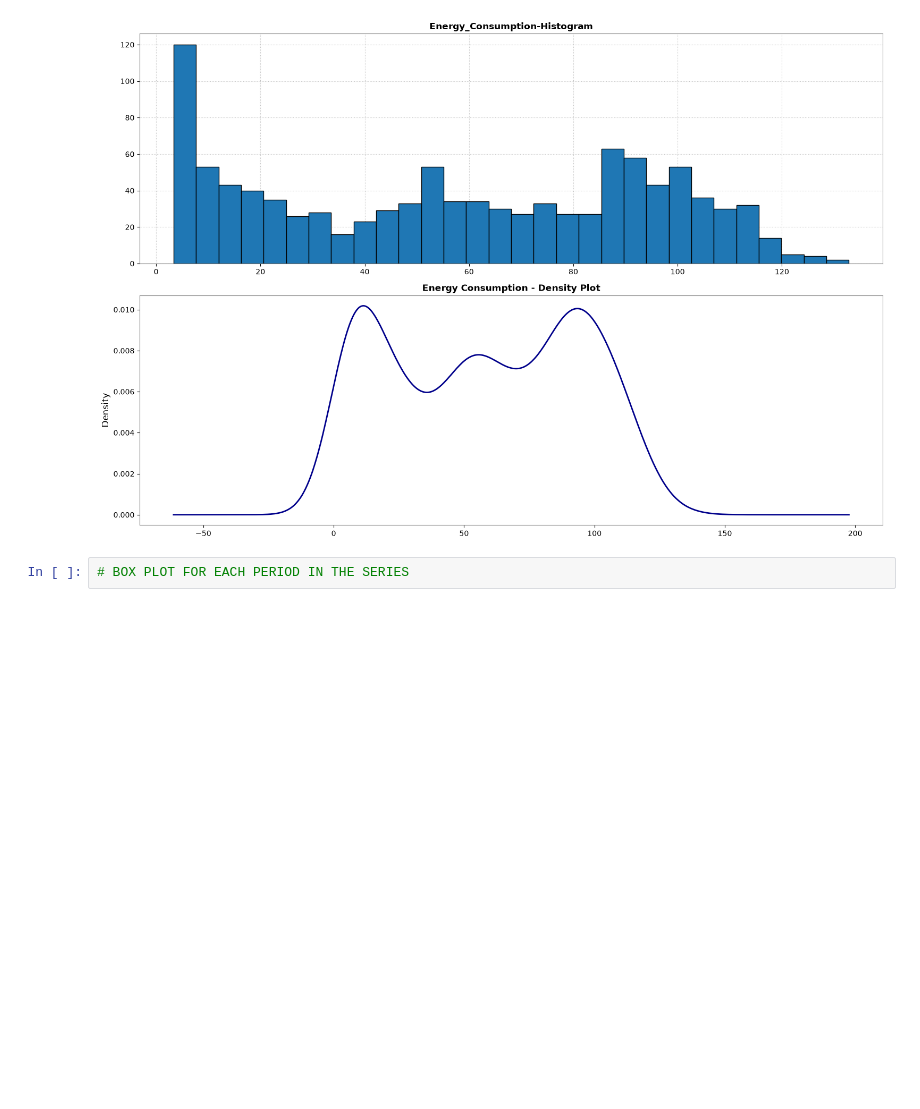
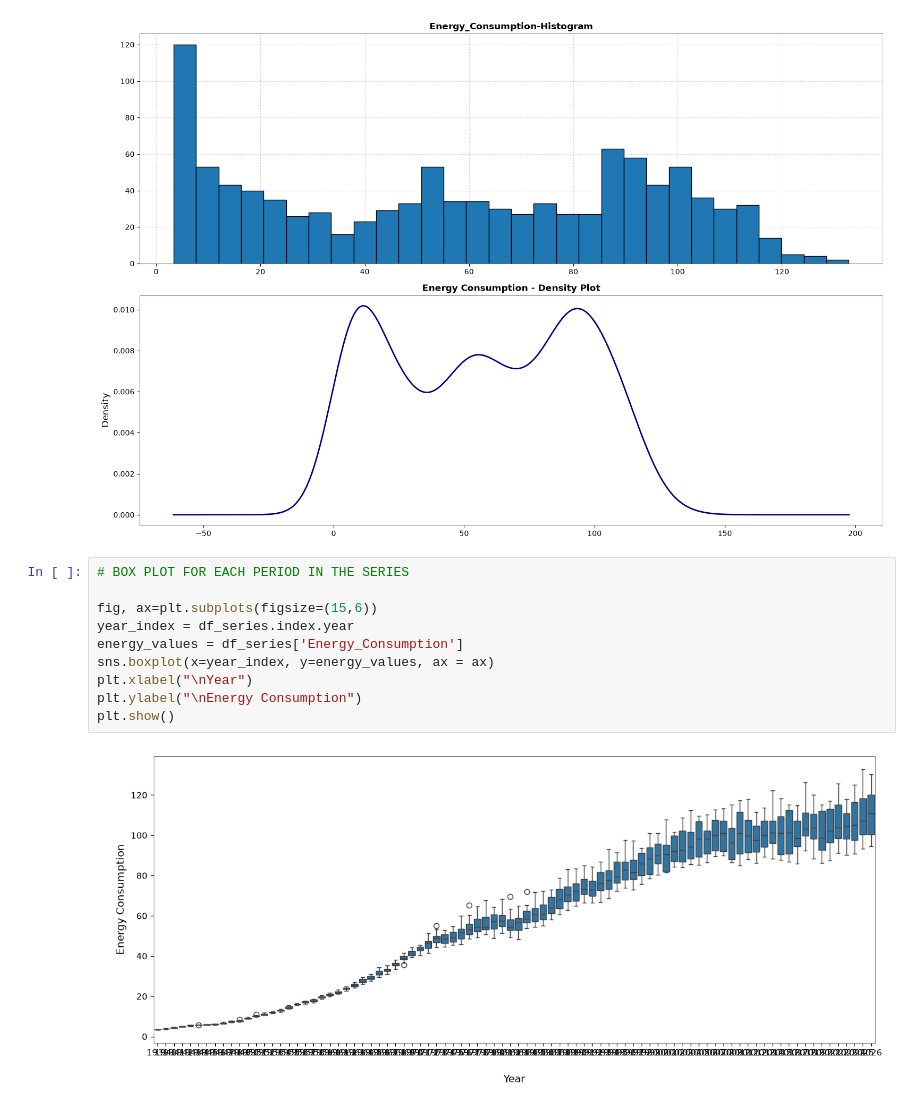
Before and after one commit to Kirfea/energy-consumption-forecasting, a Jupyter notebook: Energy_Consumption_Forecasting.ipynb, the cells around one changed output. Cells and saved outputs as stored; diff of their text form; blank space fills up the shorter version.

```diff
--- a/Energy_Consumption_Forecasting.ipynb
+++ b/Energy_Consumption_Forecasting.ipynb
@@ -239,3 +239,13 @@ plt.show
 [figure]
 # %%
 # BOX PLOT FOR EACH PERIOD IN THE SERIES
+
+fig, ax=plt.subplots(figsize=(15,6))
+year_index = df_series.index.year
+energy_values = df_series['Energy_Consumption']
+sns.boxplot(x=year_index, y=energy_values, ax = ax)
+plt.xlabel("\nYear")
+plt.ylabel("\nEnergy Consumption")
+plt.show()
+# %% [output]
+[figure, added]
```
